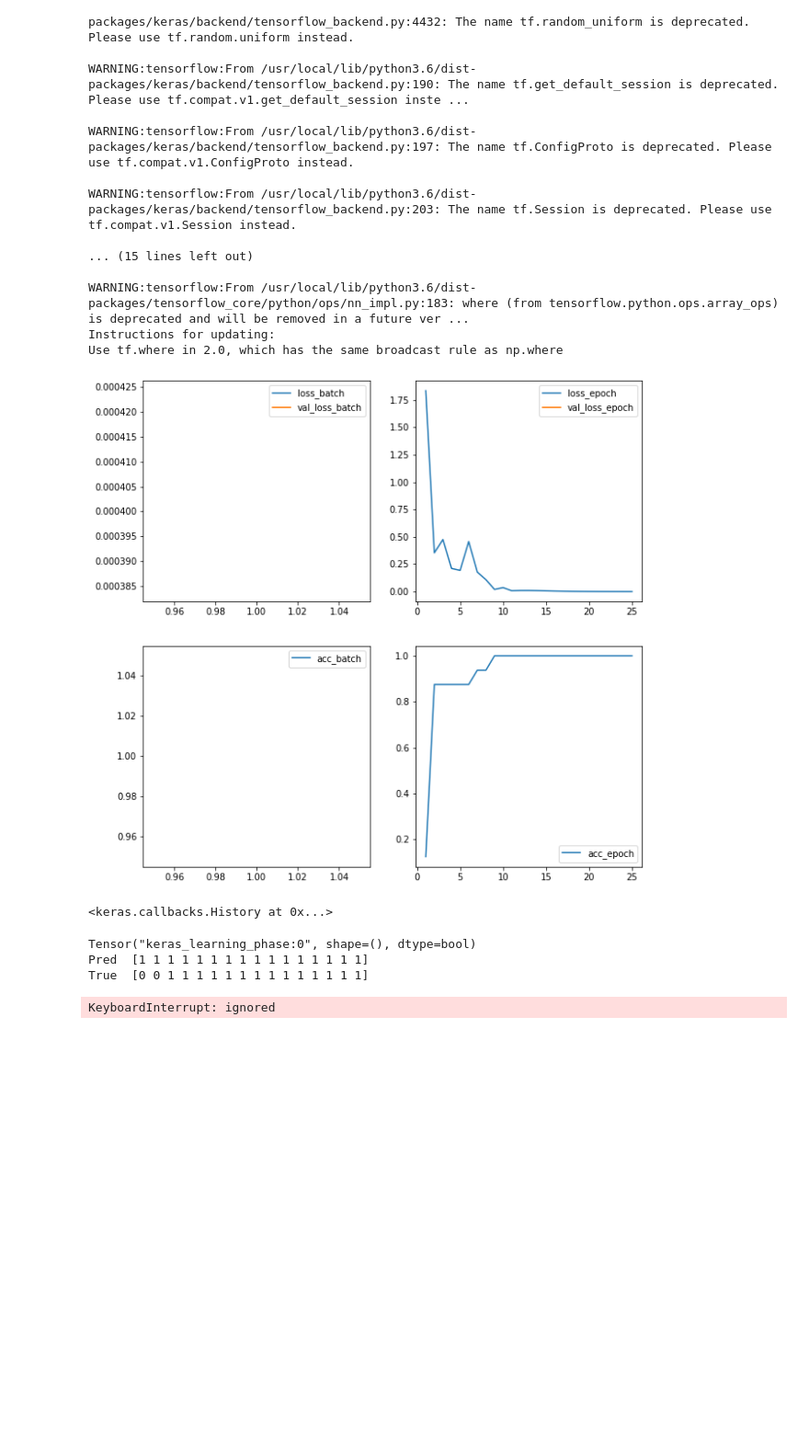
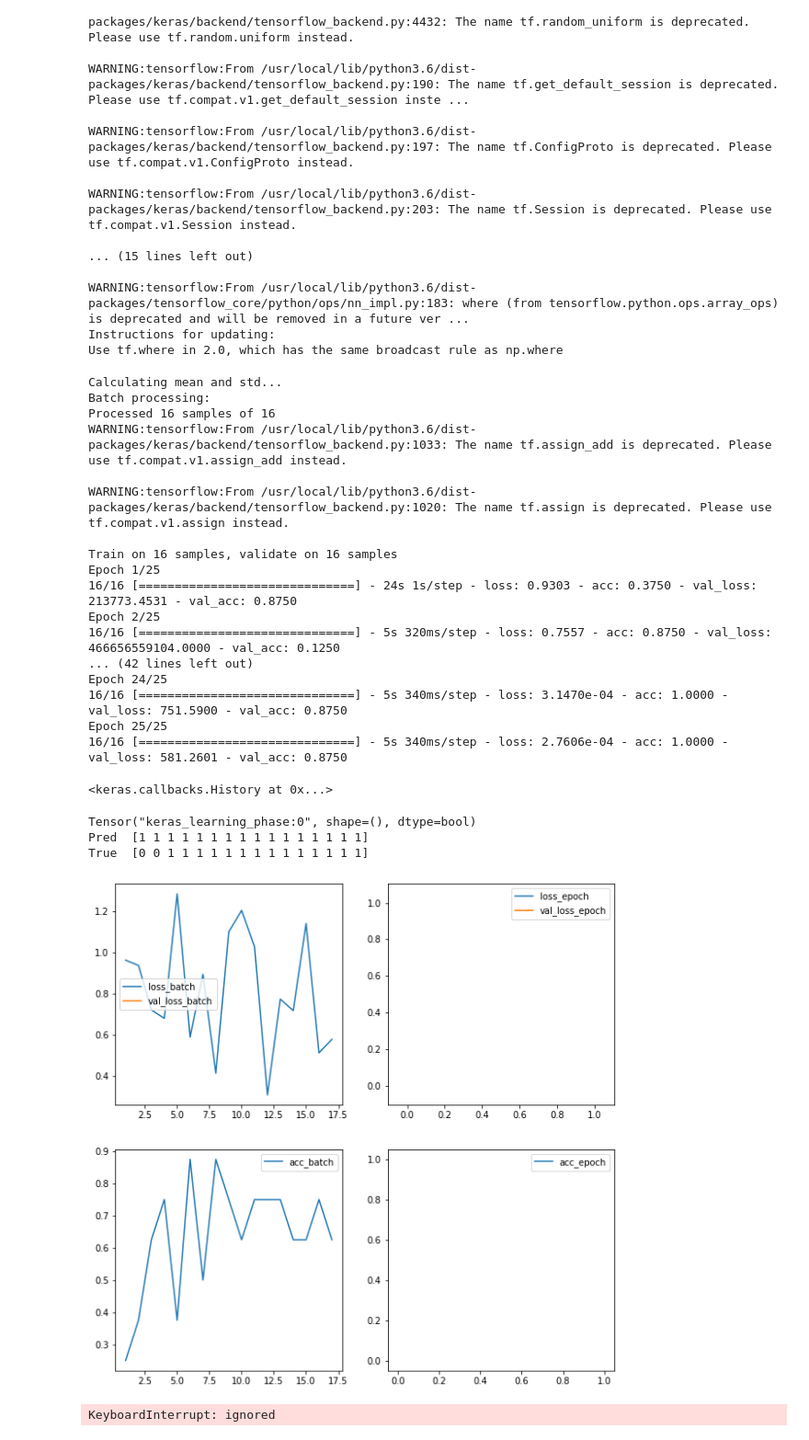
Before and after one commit to vladyorsh/bak, a Jupyter notebook: ra2.ipynb, the cells around one changed output. Shown at 92% size. Cells and saved outputs as stored; diff of their text form; code cells hidden in the pictures; blank space fills up the shorter version.

```diff
--- a/ra2.ipynb
+++ b/ra2.ipynb
@@ -658,7 +660,7 @@ from keras.preprocessing.image import ImageDataGenerator
 train_datagen = ImageDataGenerator(
     featurewise_center = True, #Mean-shift
     featurewise_std_normalization = True, #Standardization
-    horizontal_flip=True,
+    horizontal_flip=True, #Augment
     vertical_flip=True,
     rotation_range=90,
     #width_shift_range=0.2,
@@ -667,7 +669,12 @@ train_datagen = ImageDataGenerator(
 
 train_datagen.fit(hand_train)
 
-valid_datagen = ImageDataGenerator()
+valid_datagen = ImageDataGenerator( #Data standardization, no augment
+    featurewise_center=True,
+    featurewise_std_normalization = True,
+)
+
+valid_datagen.fit(hand_valid)
 # %%
 #Learning rate scheduler - reduce by factor 0.1 on plateau longer than 10 epochs
 
@@ -841,18 +848,34 @@ Instructions for updating:
 Use tf.where in 2.0, which has the same broadcast rule as np.where
 # %%
 batch_size = 16
-epochs = 15
+epochs = 25 #Large epochs number is needed for BatchNorm layer to converge
 
 of_set_size = 16 #Should be small enough subset to achieve 1.0 accuracy
 of_set_beginning = 1525
 
-of_set = hand_train[ of_set_beginning : of_set_beginning + of_set_size ]
+of_set =standardize(hand_train[ of_set_beginning : of_set_beginning + of_set_size ])
 of_labels = hand_train_labels[ of_set_beginning : of_set_beginning + of_set_size ]
 
-hand_model_of.fit(x=of_set, y=of_labels, epochs=epochs, batch_size=batch_size, callbacks=[ plot_losses ])
+hand_model_of.fit(x=of_set, y=of_labels, epochs=epochs, validation_data=(of_set, of_labels), batch_size=batch_size, callbacks=[  ])
 # %% [output]
-[figure, removed]
-<keras.callbacks.History at 0x...>
+Calculating mean and std...
+Batch processing:
+Processed 16 samples of 16
+WARNING:tensorflow:From /usr/local/lib/python3.6/dist-packages/keras/backend/tensorflow_backend.py:1033: The name tf.assign_add is deprecated. Please use tf.compat.v1.assign_add instead.
+
+WARNING:tensorflow:From /usr/local/lib/python3.6/dist-packages/keras/backend/tensorflow_backend.py:1020: The name tf.assign is deprecated. Please use tf.compat.v1.assign instead.
+
+Train on 16 samples, validate on 16 samples
+Epoch 1/25
+16/16 [==============================] - 24s 1s/step - loss: 0.9303 - acc: 0.3750 - val_loss: 213773.4531 - val_acc: 0.8750
+Epoch 2/25
+16/16 [==============================] - 5s 320ms/step - loss: 0.7557 - acc: 0.8750 - val_loss: 466656559104.0000 - val_acc: 0.1250
+... (42 lines left out)
+Epoch 24/25
+16/16 [==============================] - 5s 340ms/step - loss: 3.1470e-04 - acc: 1.0000 - val_loss: 751.5900 - val_acc: 0.8750
+Epoch 25/25
+16/16 [==============================] - 5s 340ms/step - loss: 2.7606e-04 - acc: 1.0000 - val_loss: 581.2601 - val_acc: 0.8750
+<keras.callbacks.History at 0x...>
 # %%
 from keras import backend as K
 
@@ -870,14 +893,15 @@ hand_model = get_compiled_model_instance()
 # %%
 #Launch primary model training
 
 batch_size = 8
-epochs = 50
+epochs = 100
 
-hand_model.fit_generator(train_datagen.flow(hand_train, hand_train_labels, batch_size=batch_size),
+hand_model.fit_generator(train_datagen.flow(hand_train, hand_train_labels, batch_size=batch_size, shuffle=True),
                          validation_data=valid_datagen.flow(hand_valid, hand_valid_labels, batch_size=batch_size),
                          epochs=epochs,
                          callbacks=callbacks)
 # %% [output]
+[figure, added]
 KeyboardInterrupt: ignored
 # %%
 #@title
```
Also changed, not shown: parts of 2 cells of this notebook.
